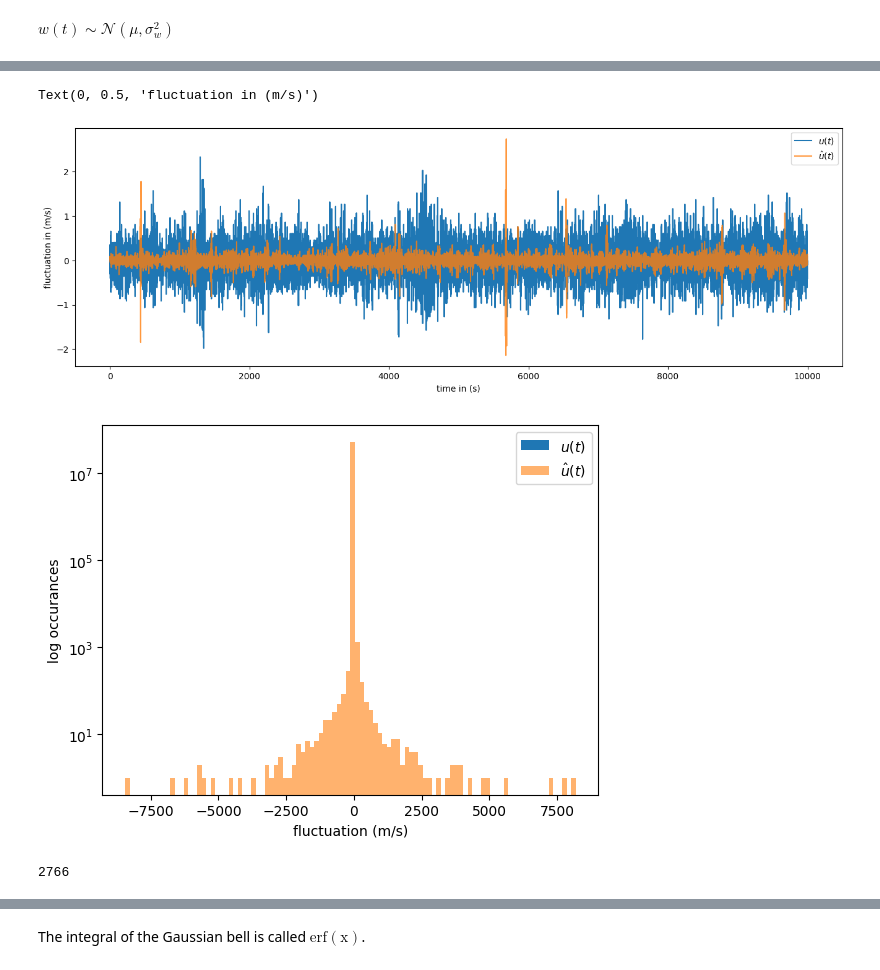
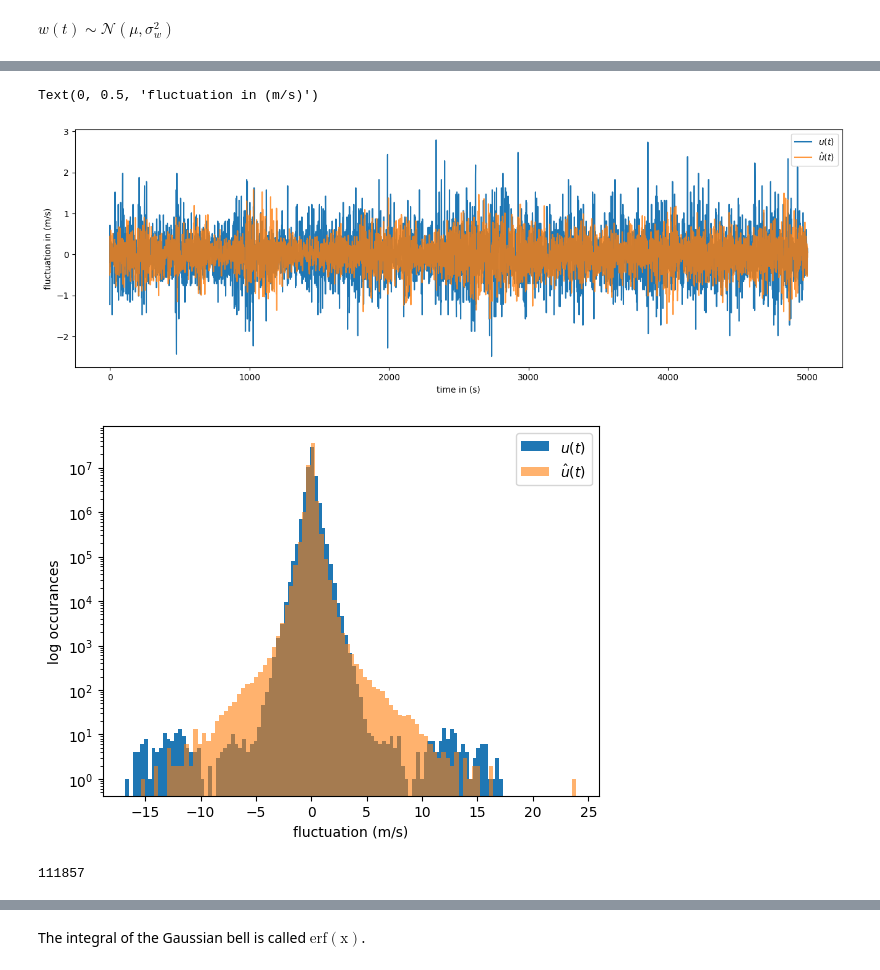
Before and after one commit to Moorboor/WindGust, a Jupyter notebook: AutoRegression2.ipynb, the cells around one changed output, grey strips where cells are left out. Drawn from its saved outputs; the diff is of its cells as text; code cells hidden in the pictures.

Commit message:
New Super Fast Training version
Maybe it performs worse but lets see! Includes animations!

```diff
--- a/AutoRegression2.ipynb
+++ b/AutoRegression2.ipynb
@@ -316,0 +492,20 @@ train_data_sma.shape
+# %%
+train_per = 120
+gust_th = 1.6
+q = 3 # moving average
+
+n = len(train_data)
+l = len(phi_hats) # overlap size
+# %%
+def make_intervals(data):
+    start_indices = np.arange(0, n-train_per-l, train_per)
+    indices = start_indices[:, None] + np.arange(train_per+l)
+    intervals = data[indices]
+
+    return intervals
+
+smoothed_train_intervals = make_intervals(train_data)
+train_intervals = make_intervals(train_data)
+
+print(f"Train intervals shape: {train_intervals.shape}")
+print(f"Smoothed        shape: {smoothed_train_intervals.shape}")
@@ -319,6 +516,5 @@ $AR(p) = \phi_1x_{t-1}+\phi_2x_{t-2}+\phi_3x_{t-3}+{\color{yellow}{w(t)}}$
 # %% [markdown]
 $w(t) \sim \mathcal{N}(\mu, \sigma_w^2)$
 # %%
-stds = train_data_intervals[:-1].std(axis=1)
-white_noise = rng.normal(size=train_data_intervals[:-1, l:].shape, scale=(stds**2)[:, None])
-white_noise.shape
+stds = train_intervals[:-1].std(axis=1)
+white_noise = rng.normal(size=train_intervals[:-1, l:].shape, scale=(stds**2)[:, None])
@@ -337,9 +531,8 @@ print(white_noise.max())
 # %%
-phi_hats = get_phis(train_data_intervals[0])
+phi_hats = get_phis(train_intervals[0])
 predictions = []
 
-for x in train_data_intervals[1:]:
-    x = get_sma(x)
+for x in smoothed_train_intervals[1:]:
     prediction = np.convolve(x[:-1], phi_hats, "valid")
     predictions.append(prediction)
     phi_hats = get_phis(x)
@@ -357,27 +543,28 @@ ValueError: operands could not be broadcast together with shapes (2576558,18) (2
 # %%
+value = 420000
 _ = plt.figure(1, figsize=(16,5))
-plt.plot(train_data_intervals[1:, l:].flatten()[:10000], label="$u(t)$")
-plt.plot(predictions.flatten()[:10000], alpha=0.8, label="$\hat{u}(t)$")
+plt.plot(train_intervals[1:, l:].flatten()[value:value+5000], label="$u(t)$")
+plt.plot(predictions.flatten()[value:value+5000], alpha=0.8, label="$\hat{u}(t)$")
 plt.legend()
 plt.xlabel("time in (s)")
 plt.ylabel("fluctuation in (m/s)")
 # %% [output]
 Text(0, 0.5, 'fluctuation in (m/s)')
-[figure, old version]
+[figure, new version]
 # %%
-plt.hist(train_data_intervals[1:, l:].flatten(), bins=100, label="$u(t)$");
+plt.hist(train_intervals[1:, l:].flatten(), bins=100, label="$u(t)$");
 plt.hist(predictions.flatten(), bins=100, label="$\hat{u}(t)$", alpha=0.6);
 plt.legend()
 plt.xlabel("fluctuation (m/s)")
 plt.ylabel("log occurances")
 plt.yscale("log")
 # %% [output]
-[figure, old version]
+[figure, new version]
 # %%
-n_gusts = np.where(train_data_intervals[1:, l:] > gust_th, 1, 0).sum()
+n_gusts = np.where(train_intervals[1:, l:].flatten() > gust_th, 1, 0).sum()
 n_gusts
 # %% [output]
-2766
+111857
 # %%
 n_gusts = np.where(predictions.flatten() > gust_th, 1, 0).sum()
 n_gusts
```
Also changed, not shown: parts of 49 cells of this notebook.
